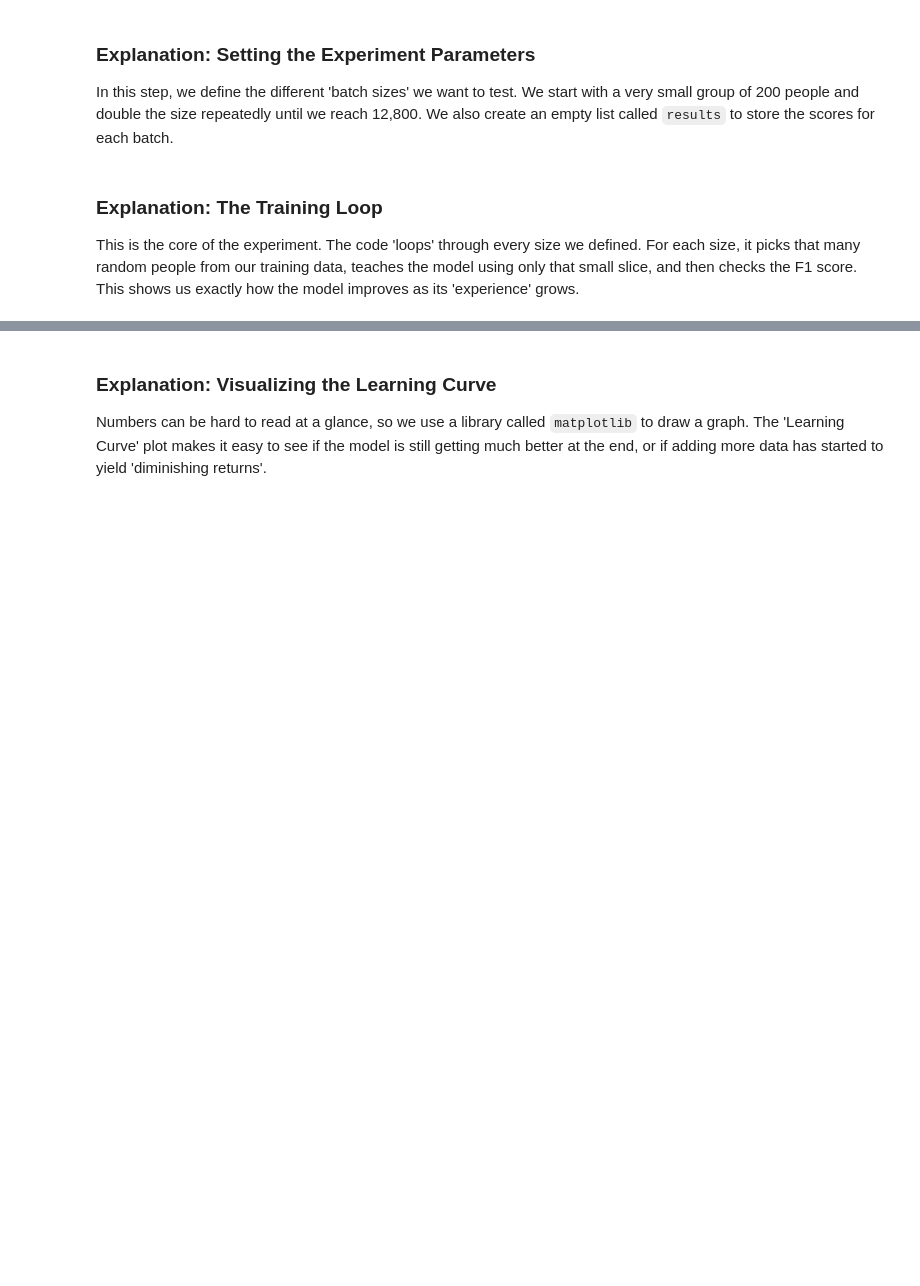
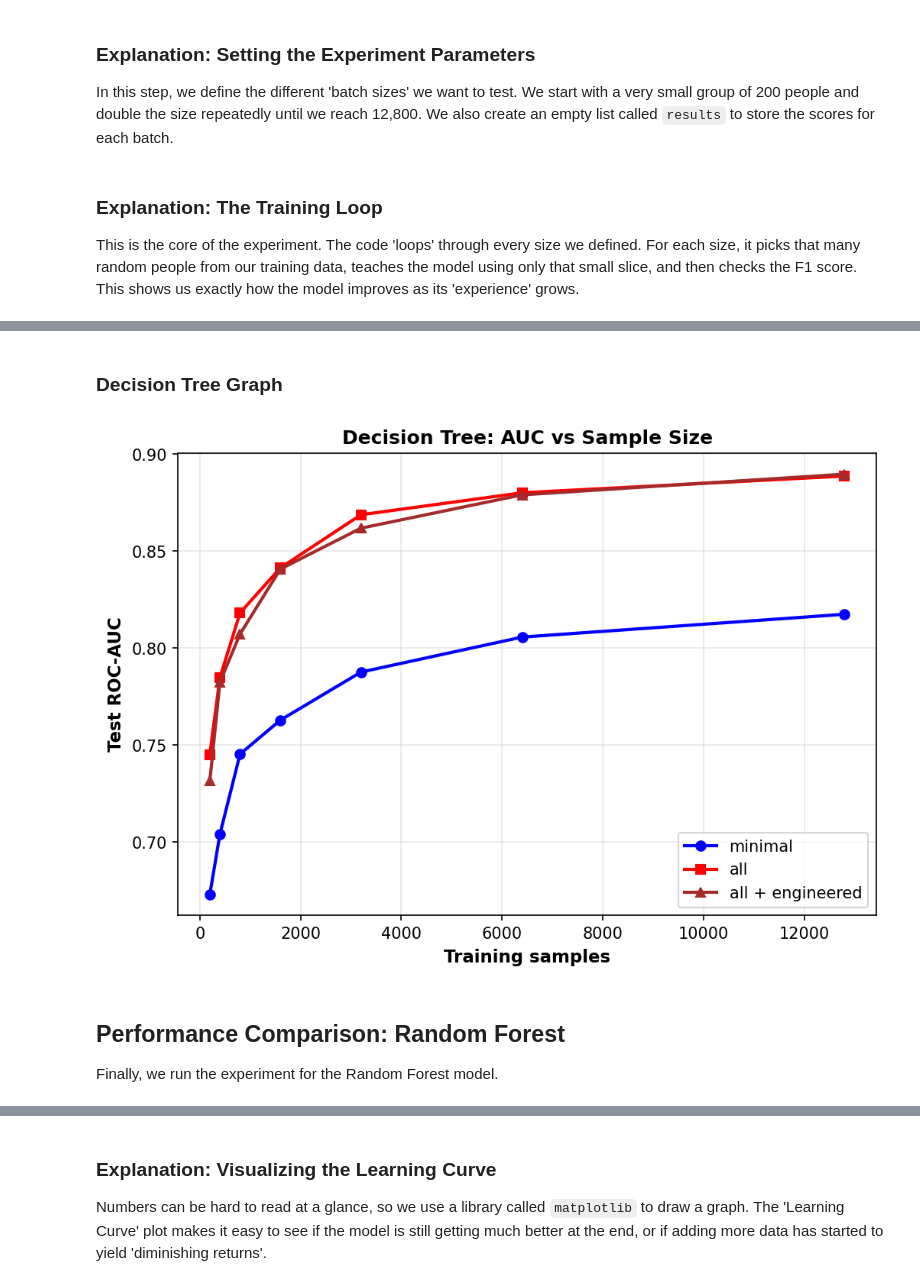
Before and after one commit to Jimpang77/Feature-Data-Trade-Off, a Jupyter notebook: Reasearch.ipynb, the cells around one changed output, grey strips where cells are left out. Saved outputs shown, nothing was run; the diff lists cells and outputs as text; code cells hidden in the pictures; blank space fills up the shorter version.

```diff
--- a/Reasearch.ipynb
+++ b/Reasearch.ipynb
@@ -1097,0 +1215,10 @@ for size in sizes:
+# %% [markdown]
+### Decision Tree Graph
+# %%
+from IPython.display import Image, display
+display(Image('dt_samples_comparison.png'))
+# %% [output]
+[figure, added]
+# %% [markdown]
+## Performance Comparison: Random Forest
+Finally, we run the experiment for the Random Forest model.
```
Also changed, not shown: parts of 22 cells of this notebook.
